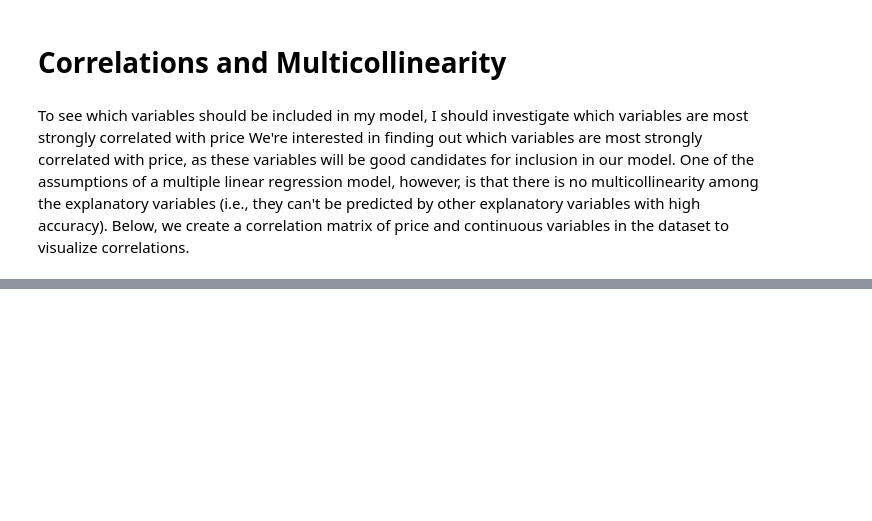
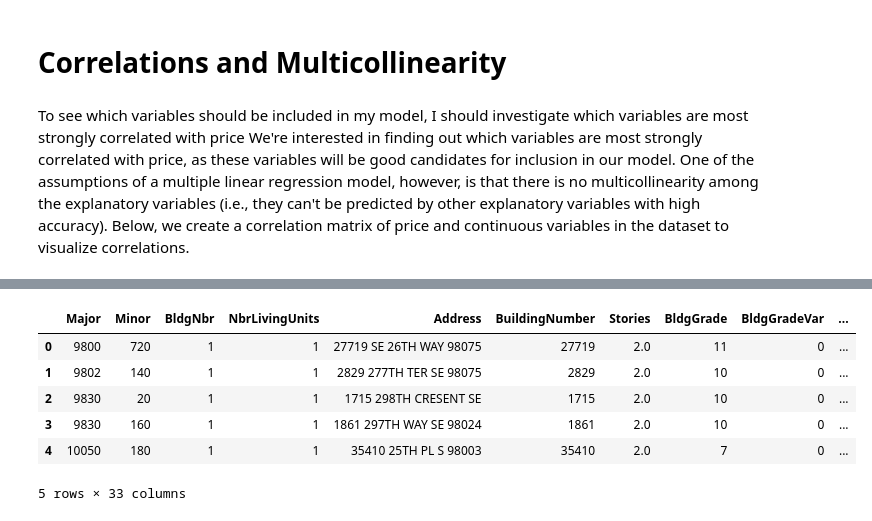
Before and after one commit to samtuleen/King-County-Home-Price-Predictors, a Jupyter notebook: notebooks/exploratory/Predicting-Most-Valuable-Home-Projects-In-King-County-Analysis.ipynb, the cells around one changed output, grey strips where cells are left out. Drawn from its saved outputs; the diff is of its cells as text; code cells hidden in the pictures; blank space fills up the shorter version.

```diff
--- a/notebooks/exploratory/Predicting-Most-Valuable-Home-Projects-In-King-County-Analysis.ipynb
+++ b/notebooks/exploratory/Predicting-Most-Valuable-Home-Projects-In-King-County-Analysis.ipynb
@@ -290,0 +303,3 @@ We're interested in finding out which variables are most strongly correlated wit
+# %%
+housing_data = pd.read_csv('../../data/raw/EXTR_ResBldg.csv')
+housing_data.head(1)
@@ -290,0 +321,5 @@ We're interested in finding out which variables are most strongly correlated wit
+# %%
+housing_data.drop(['DirectionPrefix', 'DirectionSuffix', 'ZipCode', 'Fraction', 'FpFreestanding', 'FpAdditional',
+                  'YrRenovated', 'PcntComplete', 'PcntNetCondition', 'AddnlCost','FpMultiStory', 'Obsolescence',
+                  'ViewUtilization', 'BrickStone', 'FpSingleStory','BrickStone', 'FpSingleStory',
+                   'StreetName', 'StreetType', 'BldgGradeVar', 'SqFtHalfFloor'], axis= 1, inplace=True)
@@ -290,0 +335,10 @@ We're interested in finding out which variables are most strongly correlated wit
+# %%
+housing_data.head()
+# %% [output]
+|  | Major | Minor | BldgNbr | NbrLivingUnits | Address | BuildingNumber | Stories | BldgGrade | BldgGradeVar | ... |
+| 0 | 9800 | 720 | 1 | 1 | 27719 SE 26TH WAY 98075 | 27719 | 2.0 | 11 | 0 | ... |
+| 1 | 9802 | 140 | 1 | 1 | 2829 277TH TER SE 98075 | 2829 | 2.0 | 10 | 0 | ... |
+| 2 | 9830 | 20 | 1 | 1 | 1715 298TH CRESENT SE | 1715 | 2.0 | 10 | 0 | ... |
+| 3 | 9830 | 160 | 1 | 1 | 1861 297TH WAY SE 98024 | 1861 | 2.0 | 10 | 0 | ... |
+| 4 | 10050 | 180 | 1 | 1 | 35410 25TH PL S 98003 | 35410 | 2.0 | 7 | 0 | ... |
+5 rows × 33 columns
```
Also changed, not shown: parts of 12 cells of this notebook, 1 other file.
